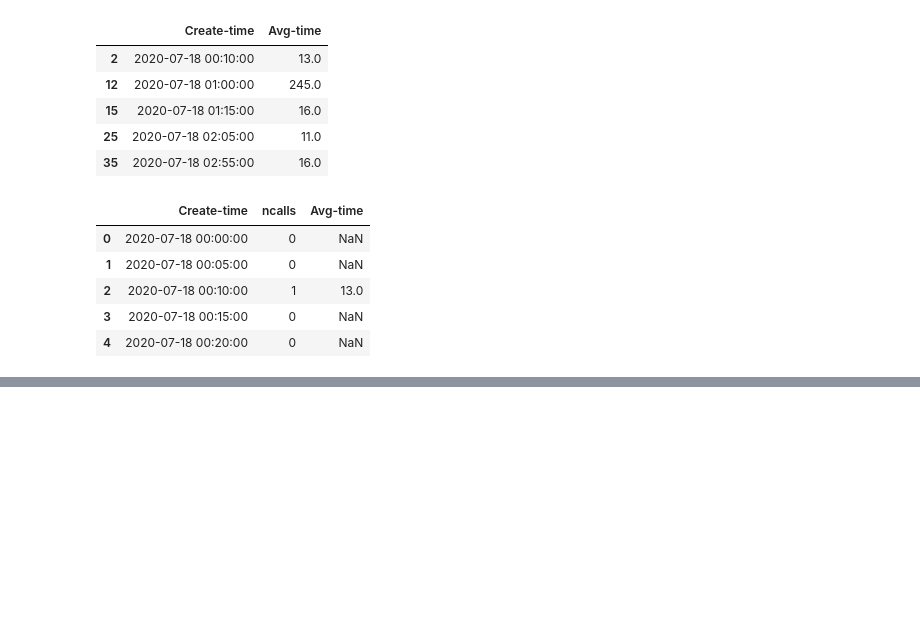
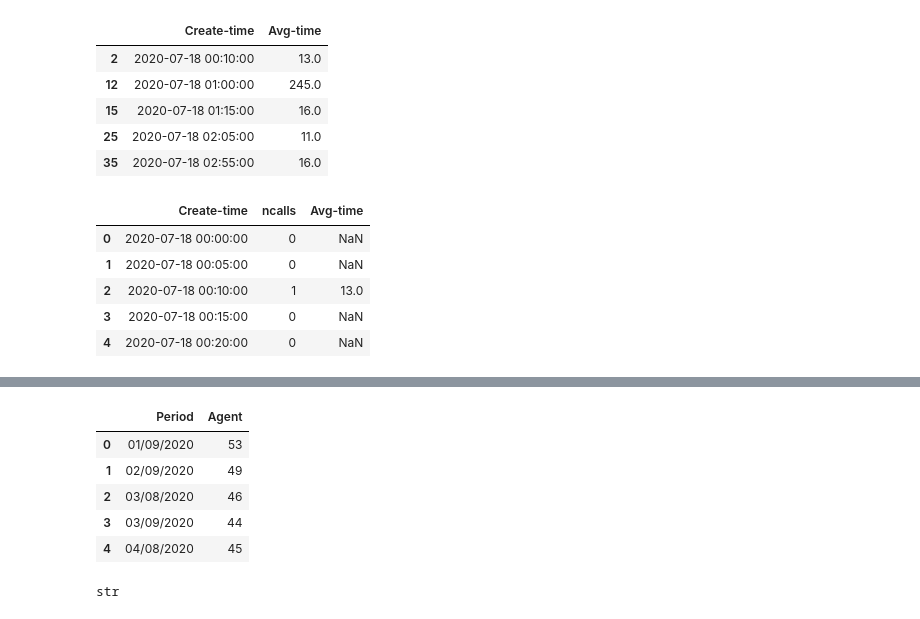
Before and after one commit to amey-joshi/am, a Jupyter notebook: queueing-theory/Data-Munging-2.ipynb, the cells around one changed output, grey strips where cells are left out. Drawn from its saved outputs; the diff is of its cells as text; code cells hidden in the pictures; blank space fills up the shorter version.

```diff
--- a/queueing-theory/Data-Munging-2.ipynb
+++ b/queueing-theory/Data-Munging-2.ipynb
@@ -140,0 +166,16 @@ consolidated.head()
+# %%
+nagents = ss[['Period', 'Agent']].groupby('Period').nunique()
+nagents.reset_index(inplace=True)
+# %%
+nagents.head()
+# %% [output]
+|  | Period | Agent |
+| 0 | 01/09/2020 | 53 |
+| 1 | 02/09/2020 | 49 |
+| 2 | 03/08/2020 | 46 |
+| 3 | 03/09/2020 | 44 |
+| 4 | 04/08/2020 | 45 |
+# %%
+type(nagents['Period'][0])
+# %% [output]
+str
```
Also changed, not shown: parts of 17 cells of this notebook, 3 other files.
